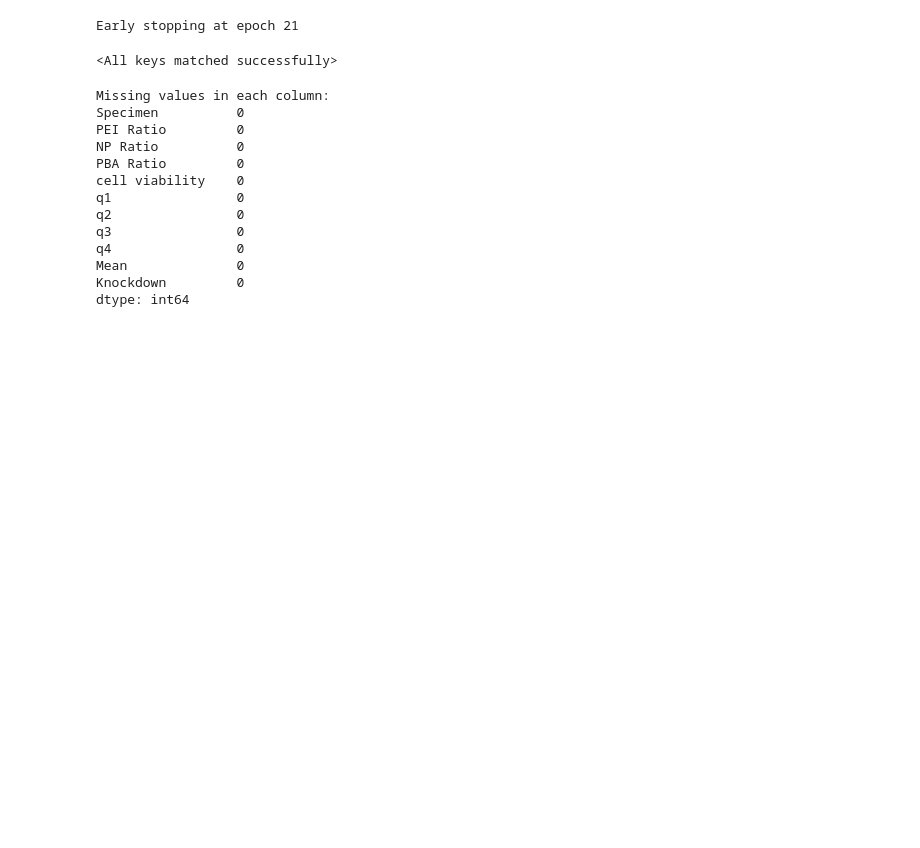
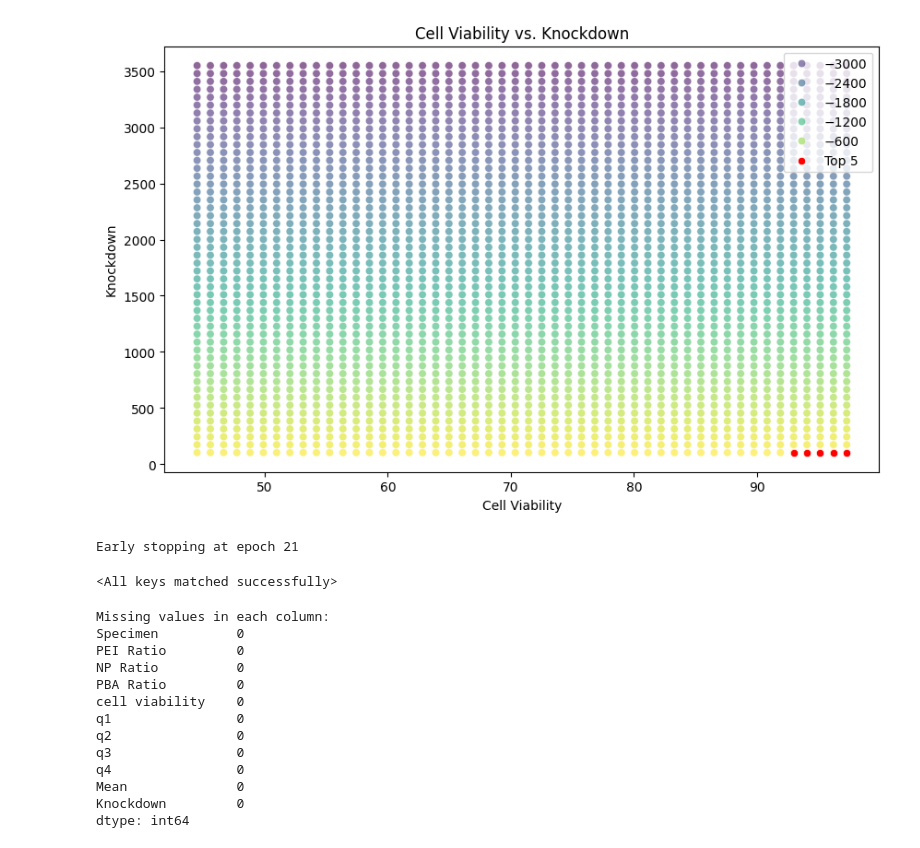
Before and after one commit to GWeale/LNP, a Jupyter notebook: Model_HyPara.ipynb, the cells around one changed output. Saved outputs shown, nothing was run; the diff lists cells and outputs as text; code cells hidden in the pictures; blank space fills up the shorter version.

Commit message:
changed the Model_HyPara.ipynb, flow_cytometry_summary.csv, optimal_ratios.csv files

```diff
--- a/Model_HyPara.ipynb
+++ b/Model_HyPara.ipynb
@@ -12,35 +12,45 @@ from sklearn.ensemble import RandomForestRegressor
 import os
 import warnings
 
+# Suppress warnings for cleaner output
+warnings.filterwarnings('ignore')
+
+# Load the data
 data = 'flow_cytometry_summary.csv'
 df = pd.read_csv(data)
 
+# Rename columns for clarity
 df.rename(columns={
     'Comp-Pacific Blue-A subset': 'cell viability',
     'Mean': 'Knockdown'
 }, inplace=True)
 
-# get rid of the controls ( will look at later)
-controls = df[(df['PEI Ratio'] == 0) & (df['NP Ratio'] == 0) & (df['PBA Ratio'] == 0)]
-controls.reset_index(drop=True, inplace=True)
-df = df[~((df['PEI Ratio'] == 0) & (df['NP Ratio'] == 0) & (df['PBA Ratio'] == 0))]
-df.reset_index(drop=True, inplace=True)
+# Group the data and compute mean values
+grouped_df = df.groupby(['PEI Ratio', 'NP Ratio', 'PBA Ratio']).agg({
+    'cell viability': 'mean',
+    'Knockdown': 'mean',
+    'q1': 'mean',
+    'q2': 'mean',
+    'q3': 'mean',
+    'q4': 'mean',
+    'After Mean': 'mean'
+}).reset_index()
 
-X = df[['cell viability', 'Knockdown']].values
-y = df[['PEI Ratio', 'NP Ratio', 'PBA Ratio']].values
+# Define input (X) and output (y) variables
+X = grouped_df[['cell viability', 'Knockdown']].values
+y = grouped_df[['PEI Ratio', 'NP Ratio', 'PBA Ratio']].values
 
 # Scale inputs and outputs
 input_scaler = StandardScaler()
 output_scaler = StandardScaler()
-
 X_scaled = input_scaler.fit_transform(X)
 y_scaled = output_scaler.fit_transform(y)
 
-# convert into tensors
+# Convert to tensors
 X_tensor = torch.tensor(X_scaled, dtype=torch.float32)
 y_tensor = torch.tensor(y_scaled, dtype=torch.float32)
 
-# make the neual net class
+# Define the neural network architecture
 class Net(nn.Module):
     def __init__(self, input_size, output_size):
         super(Net, self).__init__()
@@ -62,12 +72,14 @@ class Net(nn.Module):
         out = self.fc3(out)
         return out
 
-# Initialize the model with updated input size
-model = Net(input_size=2, output_size=3) # put in the cell viability and knockdown
+# Initialize the model
+model = Net(input_size=2, output_size=3)  # Inputs: cell viability and knockdown; Outputs: PEI, NP, PBA Ratios
 
+# Define loss function and optimizer
 criterion = nn.MSELoss()
 optimizer = torch.optim.Adam(model.parameters(), lr=0.01)
 
+# Training loop
 num_epochs = 500
 for epoch in range(num_epochs):
     model.train()
@@ -81,36 +93,46 @@ for epoch in range(num_epochs):
     if (epoch + 1) % 100 == 0:
         print(f'Epoch [{epoch+1}/{num_epochs}], Loss: {loss.item():.4f}')
 
-# grid for prediction using cell viability and Knockdown
+# Create a grid for prediction using cell viability and Knockdown
 cell_viability_values = np.linspace(df['cell viability'].min(), df['cell viability'].max(), num=50)
 knockdown_values = np.linspace(df['Knockdown'].min(), df['Knockdown'].max(), num=50)
 
 grid = np.meshgrid(cell_viability_values, knockdown_values)
 grid_reshaped = np.stack([grid[0].ravel(), grid[1].ravel()], axis=1)
 
-# scale grid inputs
+# Scale grid inputs
 grid_scaled = input_scaler.transform(grid_reshaped)
 grid_tensor = torch.tensor(grid_scaled, dtype=torch.float32)
 
+# Make predictions
 model.eval()
-with torch.no_grad(): #gradiants are not needed
+with torch.no_grad():
     predictions_scaled = model(grid_tensor)
     predictions = output_scaler.inverse_transform(predictions_scaled.numpy())
 
-# create results dataframe
+# Create results dataframe
 results = pd.DataFrame(grid_reshaped, columns=['cell viability', 'Knockdown'])
 results[['PEI Ratio', 'NP Ratio', 'PBA Ratio']] = predictions
 
-# compute score
-results['Score'] = results['cell viability'] - results['Knockdown']
+# Compute score: maximize cell viability and minimize knockdown
+results['Score'] = results['cell viability'] - results['Knockdown']  # Changed from '+' to '-'
 
-# Get top 5 results based on score
+# Select top 5 results based on the new scoring mechanism
 top_results = results.sort_values('Score', ascending=False).head(5)
 
-# Display top results
-print("\nTop 5 Ratios Predicted to Achieve Desired Outputs:")
-print(top_results[['PEI Ratio', 'NP Ratio', 'PBA Ratio', 'Score']])
+print("\nTop 5 Ratios Predicted to Achieve High Cell Viability and Low Knockdown:")
+print(top_results[['PEI Ratio', 'NP Ratio', 'PBA Ratio', 'cell viability', 'Knockdown', 'Score']])
 
-# Save results to CSV
+# Save the results to a CSV file
 results.to_csv('optimal_ratios.csv', index=False)
+
+# Optional: Visualize the top results
+plt.figure(figsize=(10, 6))
+sns.scatterplot(data=results, x='cell viability', y='Knockdown', hue='Score', palette='viridis', alpha=0.6)
+sns.scatterplot(data=top_results, x='cell viability', y='Knockdown', color='red', label='Top 5')
+plt.title('Cell Viability vs. Knockdown')
+plt.xlabel('Cell Viability')
+plt.ylabel('Knockdown')
+plt.legend()
+plt.show()
 # %% [output]
@@ -130,3 +152,4 @@ Top 5 Ratios Predicted to Achieve Desired Outputs:
+[figure, added]
 # %%
 from sklearn.model_selection import train_test_split
 
```
Also changed, not shown: parts of 1 cell of this notebook, 2 other files.
